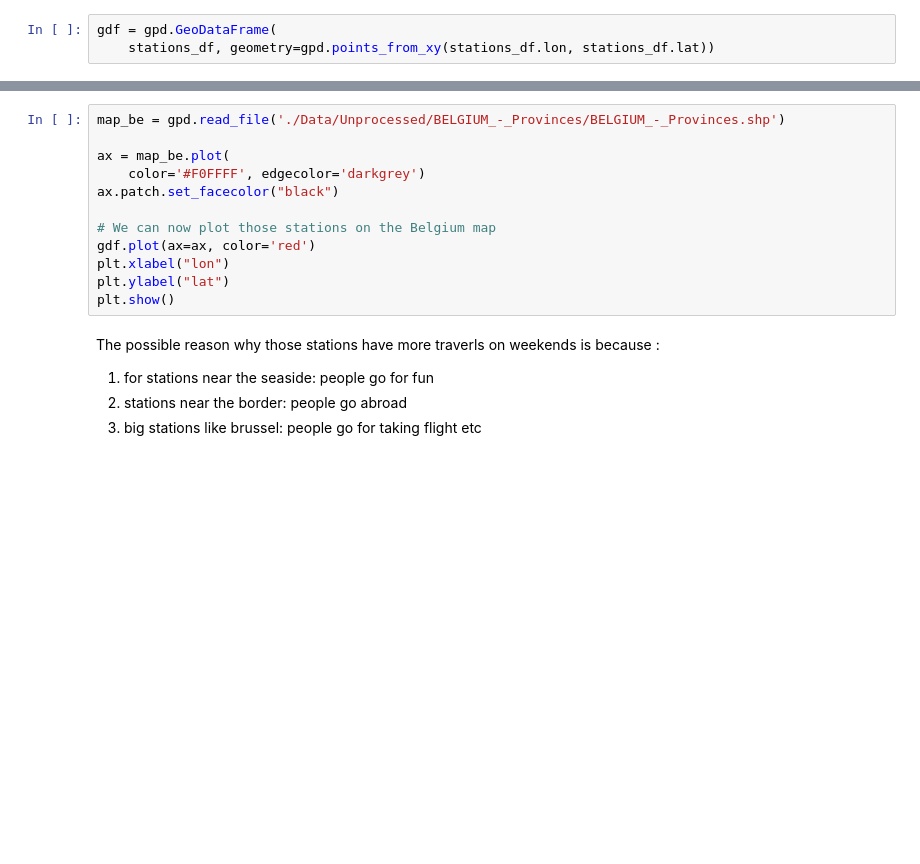
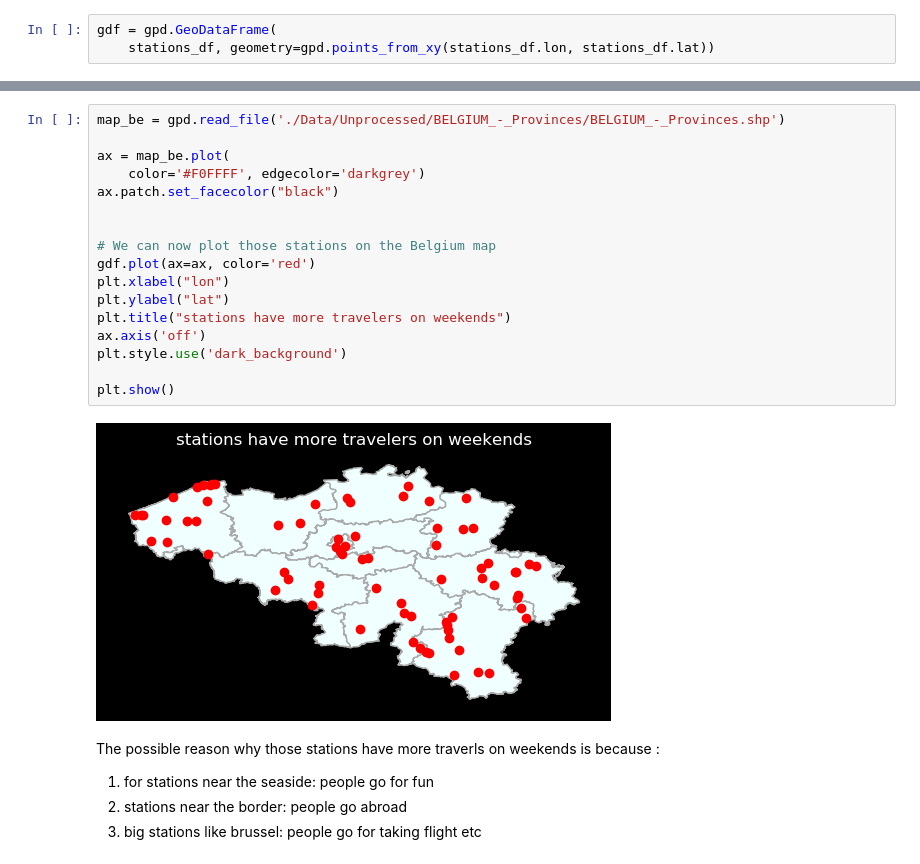
Before and after one commit to Seoyangsam/ACRM, a Jupyter notebook: src/Q21.ipynb, the cells around one changed output, grey strips where cells are left out. Cells and saved outputs as stored; diff of their text form; blank space fills up the shorter version.

```diff
--- a/src/Q21.ipynb
+++ b/src/Q21.ipynb
@@ -56,15 +124,22 @@ gdf.plot()
 # %%
 map_be = gpd.read_file('./Data/Unprocessed/BELGIUM_-_Provinces/BELGIUM_-_Provinces.shp')
 
 ax = map_be.plot(
     color='#F0FFFF', edgecolor='darkgrey')
 ax.patch.set_facecolor("black")
 
+
 # We can now plot those stations on the Belgium map
 gdf.plot(ax=ax, color='red')
 plt.xlabel("lon")
 plt.ylabel("lat")
+plt.title("stations have more travelers on weekends")
+ax.axis('off')
+plt.style.use('dark_background')
+
 plt.show()
+# %% [output]
+[figure, added]
 # %% [markdown]
 The possible reason why those stations have more traverls on weekends is because :
 1. for stations near the seaside: people go for fun
```
Also changed, not shown: parts of 20 cells of this notebook, 2 other files.
